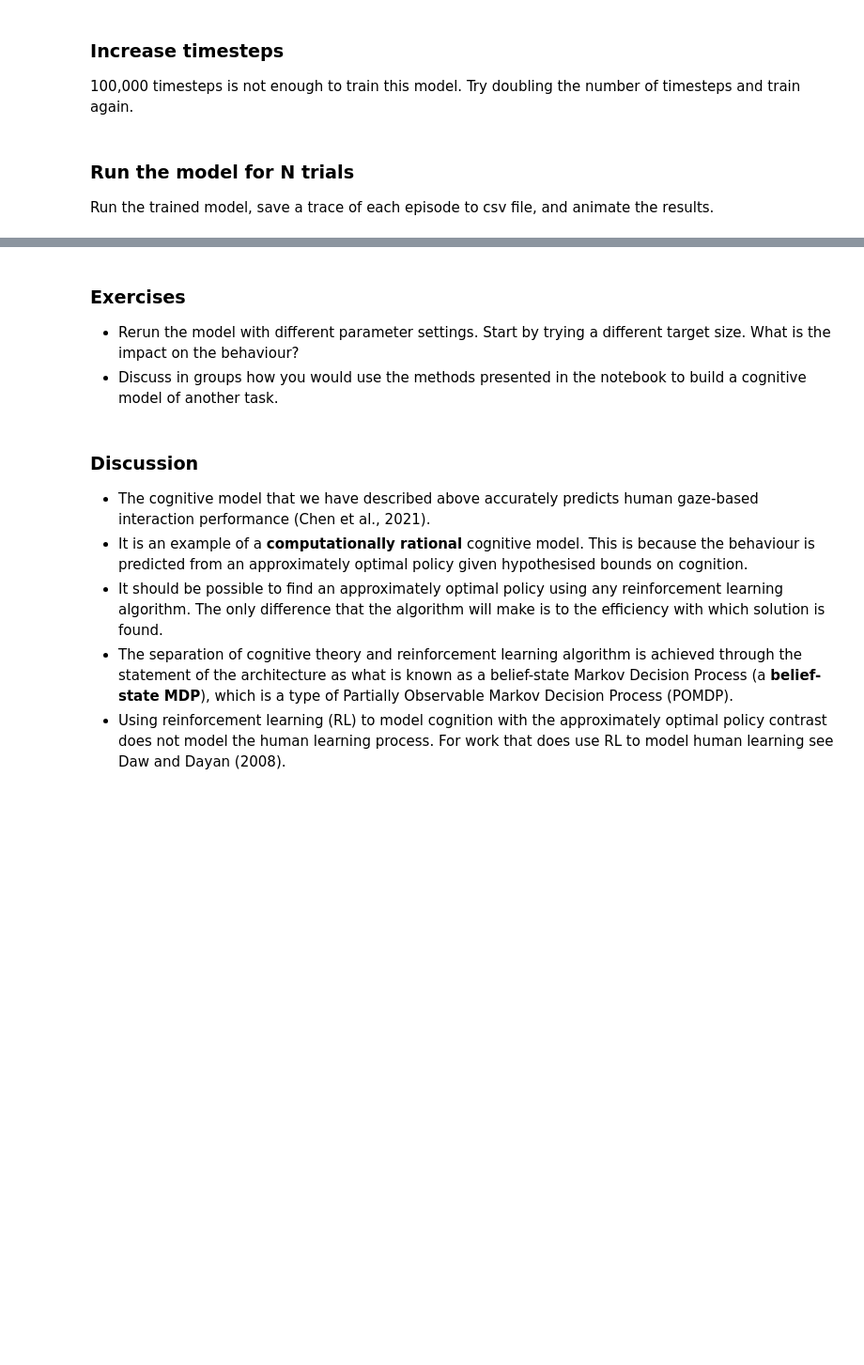
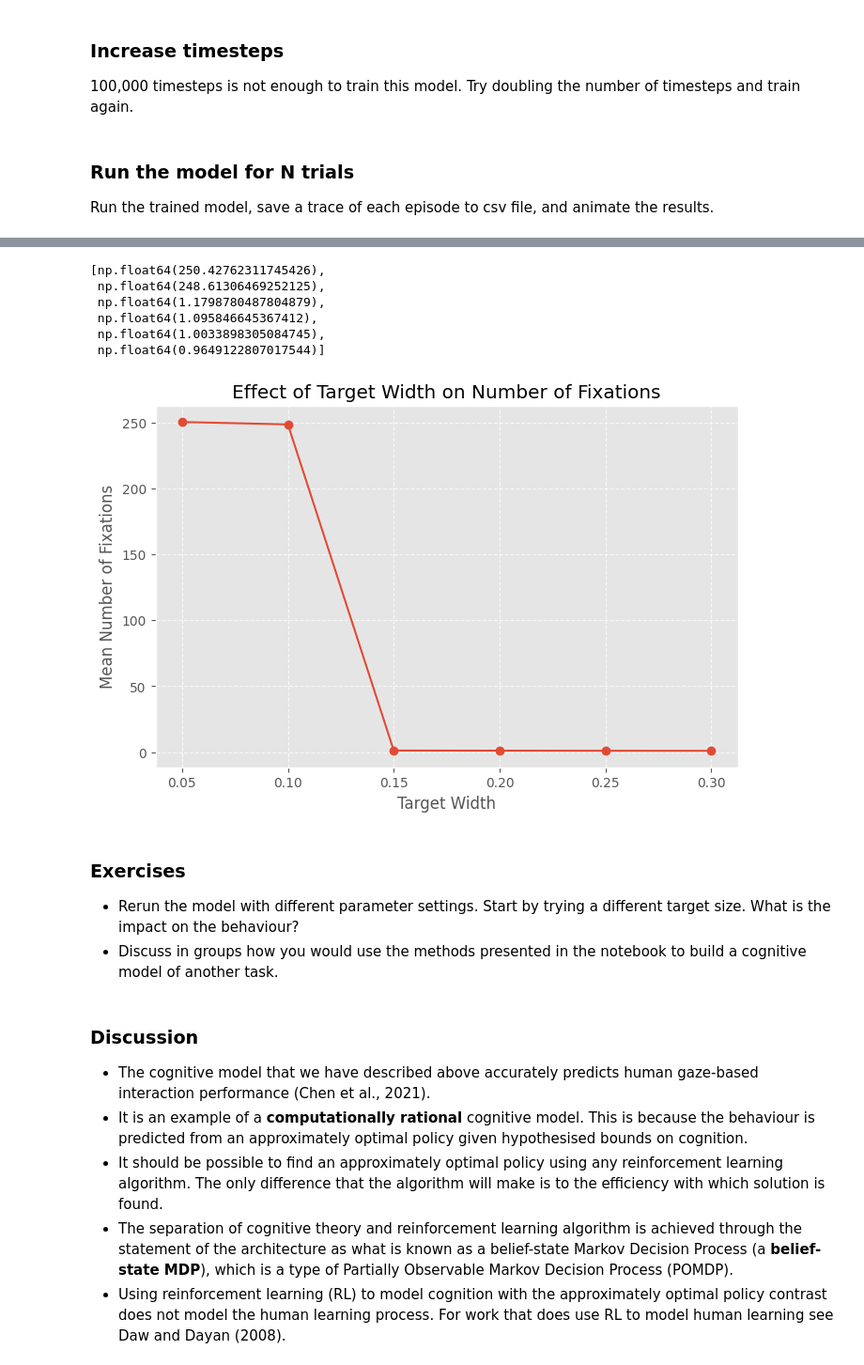
Before and after one commit to hsinlun99/CogMod-Tutorial, a Jupyter notebook: 02-DeepRL/Gaze_Based_Interaction/gaze_based_interaction.ipynb, the cells around one changed output, grey strips where cells are left out. Shown: that part at 94% size. Cells and saved outputs as stored; diff of their text form; code cells hidden in the pictures; blank space fills up the shorter version.

Commit message:
Mean steps for different target width from the original model

```diff
--- a/02-DeepRL/Gaze_Based_Interaction/gaze_based_interaction.ipynb
+++ b/02-DeepRL/Gaze_Based_Interaction/gaze_based_interaction.ipynb
@@ -208,8 +240,8 @@ The task environment allows the theory to make predictions for a particular task
 # %%
 class GazeTask():
 
-    def __init__(self):
-        self.target_width = 0.15
+    def __init__(self, width=0.15): # to receive width as a parameter
+        self.target_width = width
         self.target_loc_std = 0.3
 
     def reset_external_env(self):
@@ -248,13 +280,13 @@ gym.Env is a class provided by this library. Note that all of the modules of the
 # %%
 class GazeModel(gym.Env):
 
-    def __init__(self):
+    def __init__(self, width=0.15): # to receive width as a parameter
 
         def default_box(x):
             return spaces.Box(low=-1, high=1, shape=(x, ), dtype=np.float64)
 
         self.GT = GazeTheory()
-        self.TX = GazeTask()
+        self.TX = GazeTask(width)
 
         # Required by gym. These define the range of each variable.
         # Each action has an x,y coordinate therefore the box size is 2.
@@ -341,0 +382,21 @@ gazetools.animate_multiple_episodes(data, n=30)
+# %%
+WIDTHS_TO_TEST = [0.05, 0.1, 0.15, 0.2, 0.25, 0.3]
+TIMESTEPS = 200000
+EPISODES_PER_WIDTH = 100
+
+all_results = []
+temp_filename = "temp_run_data.csv" # just to prevent the warning as we are collecting the steps only
+
+for width in WIDTHS_TO_TEST:
+  print(f"width: {width}")
+
+  # Training
+  model = GazeModel(width)
+
+  controller = gazetools.train(model, TIMESTEPS)
+
+  # Collecting data for plotting
+  data = gazetools.run_model(model, controller, EPISODES_PER_WIDTH, temp_filename)
+
+  mean_steps = np.mean(data['step'])
+  all_results.append(mean_steps)
@@ -342,3 +434,26 @@ gazetools.animate_multiple_episodes(data, n=30)
+# %%
+all_results
+# %% [output]
+[np.float64(250.42762311745426),
+ np.float64(248.61306469252125),
+ np.float64(1.1798780487804879),
+ np.float64(1.095846645367412),
+ np.float64(1.0033898305084745),
+ np.float64(0.9649122807017544)]
+# %%
+# plot all_result and WIDTHS_TO_TEST
+
+plt.figure(figsize=(8, 5))
+plt.plot(WIDTHS_TO_TEST, all_results, marker='o', linestyle='-')
+
+plt.xlabel("Target Width")
+plt.ylabel("Mean Number of Fixations")
+plt.title("Effect of Target Width on Number of Fixations")
+plt.grid(True, linestyle='--', alpha=0.7)
+
+plt.show()
+# %% [output]
+[figure, added]
 # %% [markdown]
 ### Exercises
 
```
Also changed, not shown: parts of 10 cells of this notebook.
